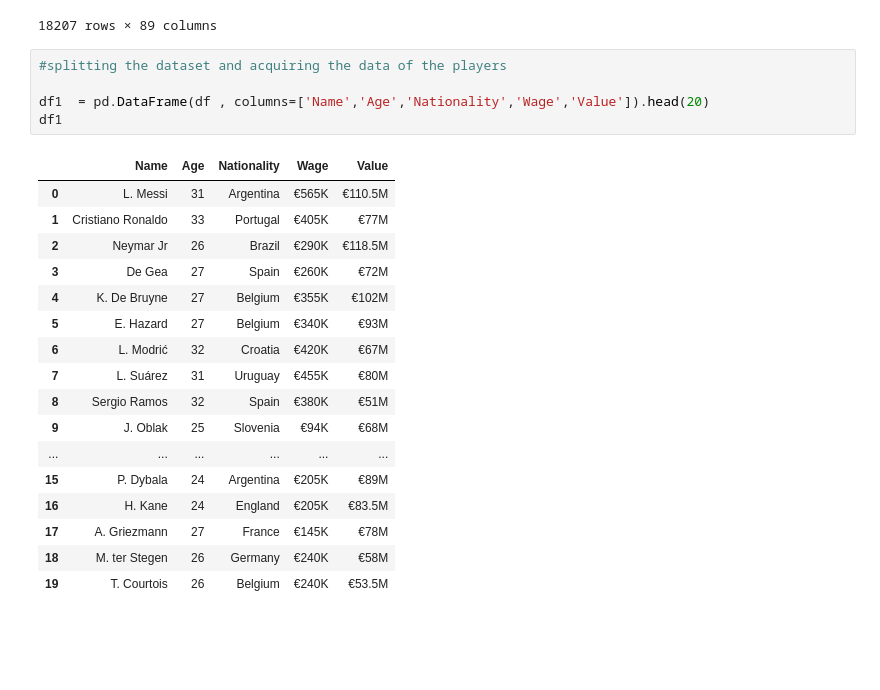
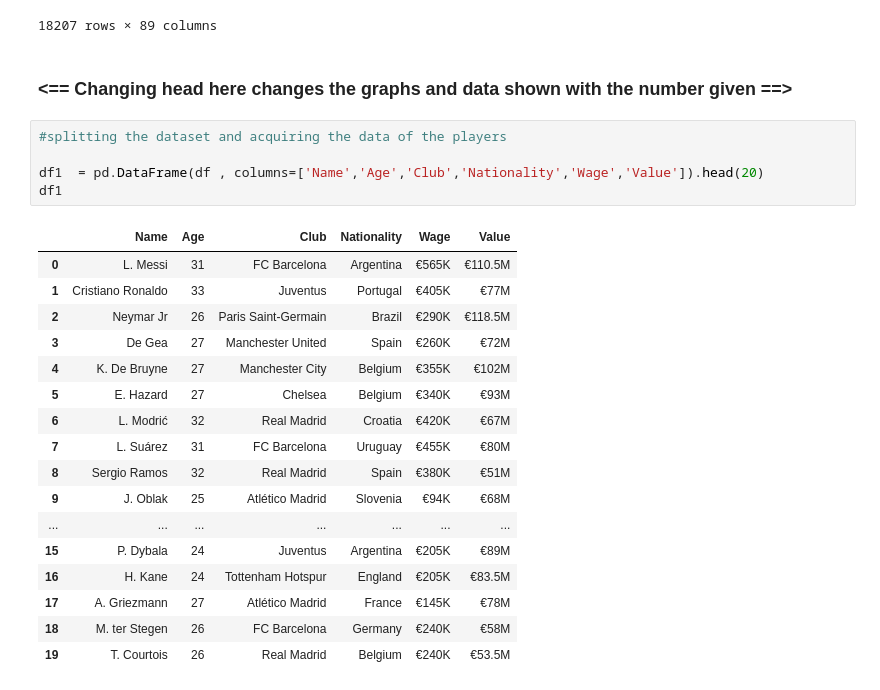
Before and after one commit to Meghan31/Fifa19-management, a Jupyter notebook: fifa19ML.ipynb, the cells around one changed output. Cells and saved outputs as stored; diff of their text form; blank space fills up the shorter version.

```diff
--- a/fifa19ML.ipynb
+++ b/fifa19ML.ipynb
@@ -21,27 +21,29 @@ df
 | 18205 | 18205 | 246268 | D. Walker-Rice | 17 | https://cdn.sofifa.org/players/4/... | England | https://cdn.sofifa.org/flags/14.png | 47 | 66 | Tranmere Rovers | ... |
 | 18206 | 18206 | 246269 | G. Nugent | 16 | https://cdn.sofifa.org/players/4/... | England | https://cdn.sofifa.org/flags/14.png | 46 | 66 | Tranmere Rovers | ... |
 18207 rows × 89 columns
+# %% [markdown]
+### <== Changing head here changes the graphs and data shown with the number given ==>
 # %%
 #splitting the dataset and acquiring the data of the players
 
-df1  = pd.DataFrame(df , columns=['Name','Age','Nationality','Wage','Value']).head(20)
+df1  = pd.DataFrame(df , columns=['Name','Age','Club','Nationality','Wage','Value']).head(20)
 df1
 # %% [output]
-|  | Name | Age | Nationality | Wage | Value |
-| 0 | L. Messi | 31 | Argentina | €565K | €110.5M |
-| 1 | Cristiano Ronaldo | 33 | Portugal | €405K | €77M |
-| 2 | Neymar Jr | 26 | Brazil | €290K | €118.5M |
-| 3 | De Gea | 27 | Spain | €260K | €72M |
-| 4 | K. De Bruyne | 27 | Belgium | €355K | €102M |
-| 5 | E. Hazard | 27 | Belgium | €340K | €93M |
-| 6 | L. Modrić | 32 | Croatia | €420K | €67M |
-| 7 | L. Suárez | 31 | Uruguay | €455K | €80M |
-| 8 | Sergio Ramos | 32 | Spain | €380K | €51M |
-| 9 | J. Oblak | 25 | Slovenia | €94K | €68M |
-| ... | ... | ... | ... | ... | ... |
-| 15 | P. Dybala | 24 | Argentina | €205K | €89M |
-| 16 | H. Kane | 24 | England | €205K | €83.5M |
-| 17 | A. Griezmann | 27 | France | €145K | €78M |
-| 18 | M. ter Stegen | 26 | Germany | €240K | €58M |
-| 19 | T. Courtois | 26 | Belgium | €240K | €53.5M |
+|  | Name | Age | Club | Nationality | Wage | Value |
+| 0 | L. Messi | 31 | FC Barcelona | Argentina | €565K | €110.5M |
+| 1 | Cristiano Ronaldo | 33 | Juventus | Portugal | €405K | €77M |
+| 2 | Neymar Jr | 26 | Paris Saint-Germain | Brazil | €290K | €118.5M |
+| 3 | De Gea | 27 | Manchester United | Spain | €260K | €72M |
+| 4 | K. De Bruyne | 27 | Manchester City | Belgium | €355K | €102M |
+| 5 | E. Hazard | 27 | Chelsea | Belgium | €340K | €93M |
+| 6 | L. Modrić | 32 | Real Madrid | Croatia | €420K | €67M |
+| 7 | L. Suárez | 31 | FC Barcelona | Uruguay | €455K | €80M |
+| 8 | Sergio Ramos | 32 | Real Madrid | Spain | €380K | €51M |
+| 9 | J. Oblak | 25 | Atlético Madrid | Slovenia | €94K | €68M |
+| ... | ... | ... | ... | ... | ... | ... |
+| 15 | P. Dybala | 24 | Juventus | Argentina | €205K | €89M |
+| 16 | H. Kane | 24 | Tottenham Hotspur | England | €205K | €83.5M |
+| 17 | A. Griezmann | 27 | Atlético Madrid | France | €145K | €78M |
+| 18 | M. ter Stegen | 26 | FC Barcelona | Germany | €240K | €58M |
+| 19 | T. Courtois | 26 | Real Madrid | Belgium | €240K | €53.5M |
 # %%
```
Also changed, not shown: parts of 4 cells of this notebook.
